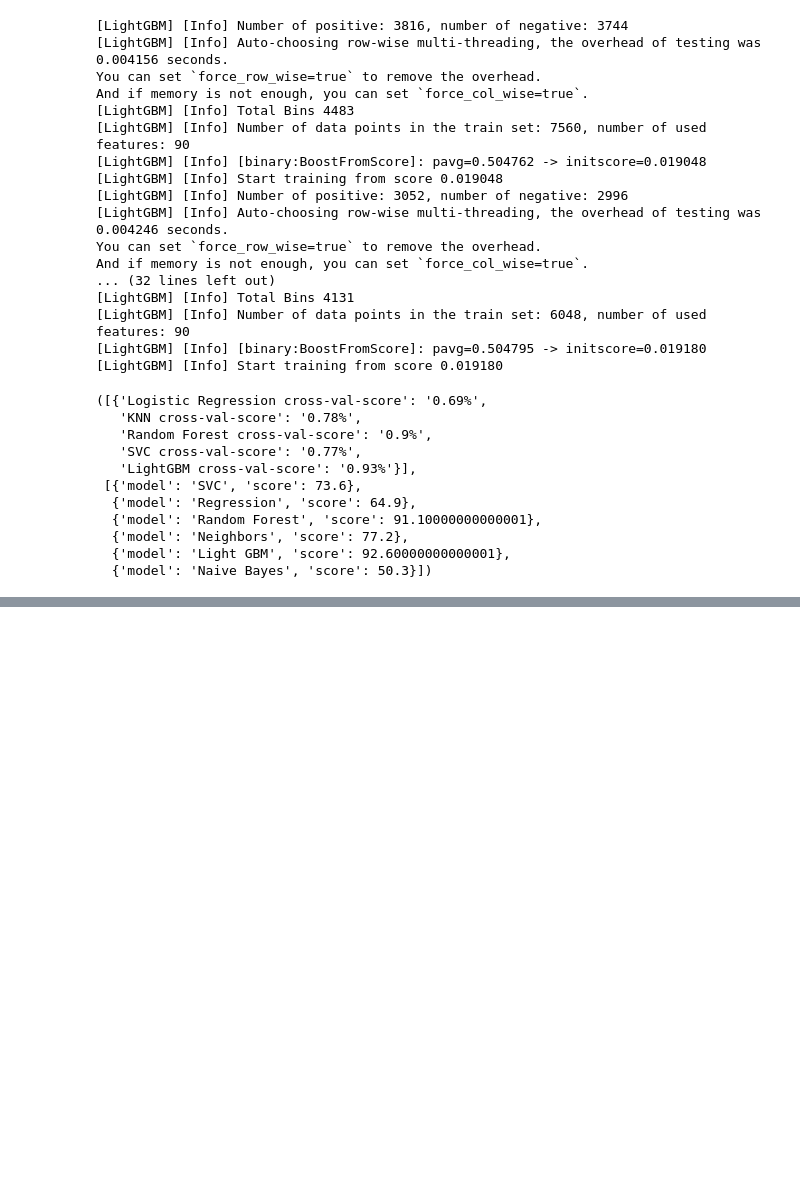
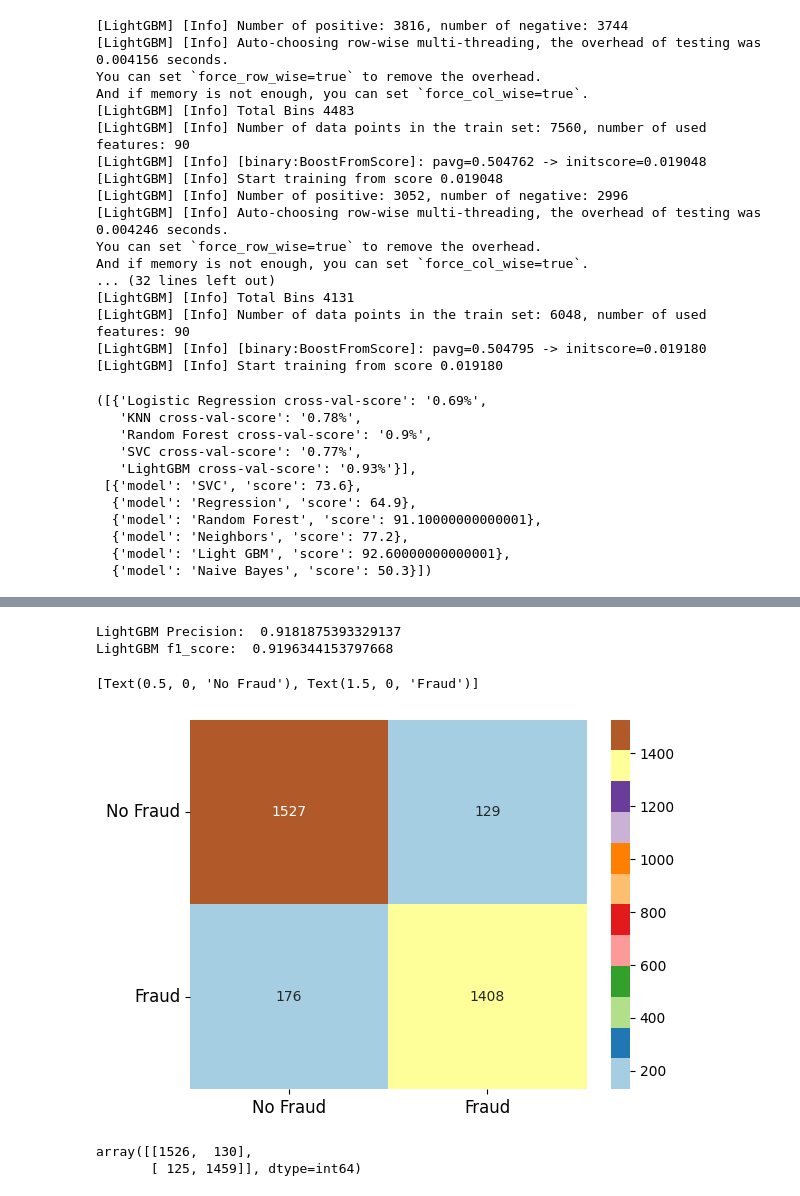
Before and after one commit to KizMan-23/finance_fraud, a Jupyter notebook: fraud_detection.ipynb, the cells around one changed output, grey strips where cells are left out. Cells and saved outputs as stored; diff of their text form; code cells hidden in the pictures; blank space fills up the shorter version.

```diff
--- a/fraud_detection.ipynb
+++ b/fraud_detection.ipynb
@@ -371,0 +406,20 @@ list(range(2,5,1))
+# %%
+print(f"LightGBM Precision: ", precision_score(y_test,lgb_preds))
+print(f"LightGBM f1_score: ", f1_score(y_test,lgb_preds))
+
+lgb_report = confusion_matrix(y_test,lgb_preds)
+ax = sns.heatmap(rfc_report,annot=True, fmt='g', cmap='Paired')
+ax.set_yticklabels(["No Fraud", "Fraud"], fontsize=12, rotation=0)
+ax.set_xticklabels(['No Fraud', 'Fraud'], fontsize=12, rotation=0)
+# %% [output]
+LightGBM Precision:  0.9181875393329137
+LightGBM f1_score:  0.9196344153797668
+[Text(0.5, 0, 'No Fraud'), Text(1.5, 0, 'Fraud')]
+[figure, added]
+# %%
+lgb_report
+
+#LightGBM is a bit better at capturing Fraudulent transactions
+# %% [output]
+array([[1526,  130],
+       [ 125, 1459]], dtype=int64)
```
Also changed, not shown: parts of 12 cells of this notebook.
